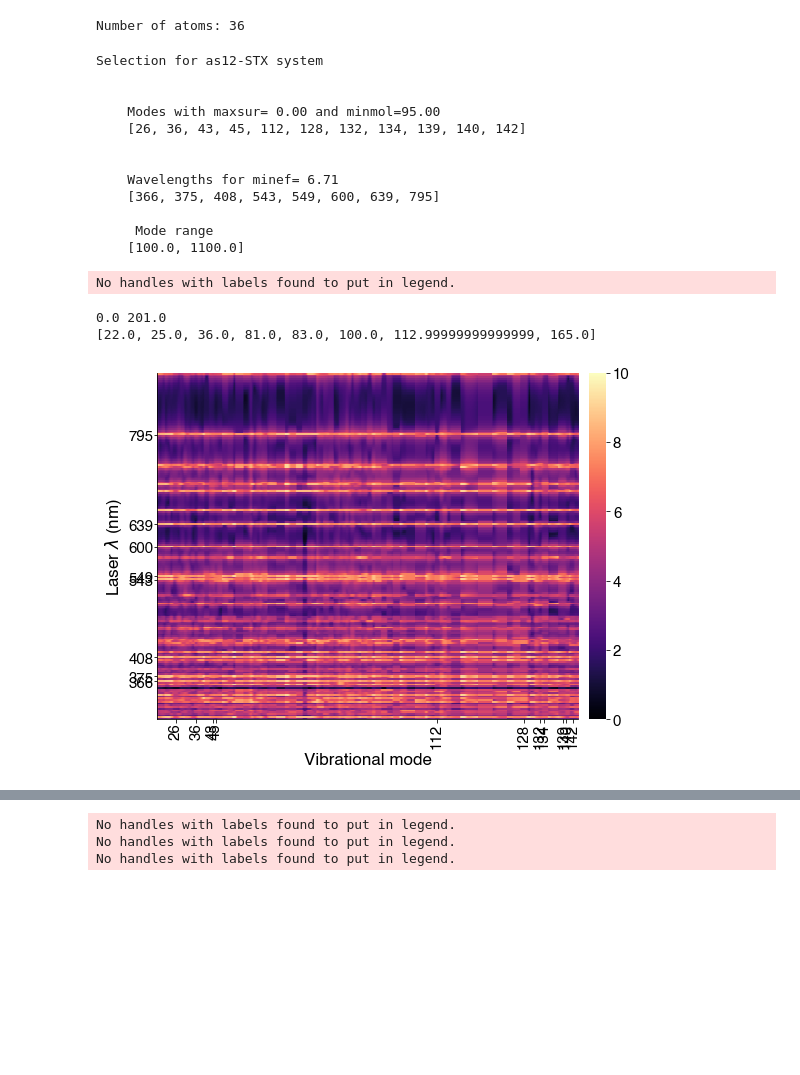
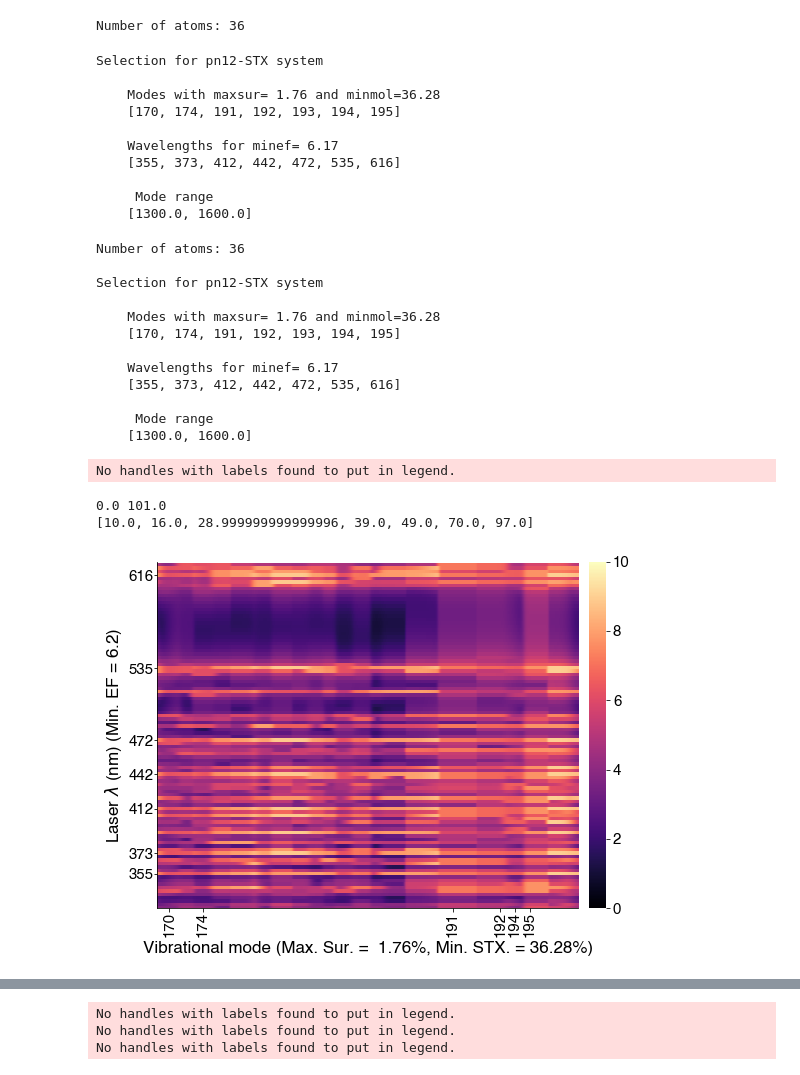
Before and after one commit to oscarigrexas/eomt-oscar, a Jupyter notebook: exploration/plot-spectra.ipynb, the cells around one changed output, grey strips where cells are left out. Cells and saved outputs as stored; diff of their text form; code cells hidden in the pictures; blank space fills up the shorter version.

```diff
--- a/exploration/plot-spectra.ipynb
+++ b/exploration/plot-spectra.ipynb
@@ -306,9 +306,10 @@ def load_complex(nameid):
         system.load_rr(rr)
     return system
 
-def plot_raman(system=None, modes_to_plot=None, modes_to_label='auto', xlim='auto', mode='SL', wl=None, rr_list=None, height=5, kind='body', cmap_name=None):
+def plot_raman(system=None, modes_to_plot=None, modes_to_label='auto', xlim='auto', mode='SL', wl=None, rr_list=None, height=5, kind='body', cmap_name=None, diff_width=16.5):
     if mode == 'diff':
-        f, (ax, axd) = plt.subplots(nrows=2, ncols=1, sharex=True, figsize=(10.75, height), gridspec_kw={'height_ratios': [2, 1]})
+        f, (ax, axd) = plt.subplots(nrows=2, ncols=1, sharex=True, figsize=(diff_width, height), gridspec_kw={'height_ratios': [2, 1]})
+        f.set_tight_layout(True)
     else:
         f, ax = pu.new_figure(height=height, kind=kind)
 
@@ -322,6 +323,8 @@ def plot_raman(system=None, modes_to_plot=None, modes_to_label='auto', xlim='aut
     ax.set_xlim(xlim)
     ax.set_xlabel(r'$\tilde{\nu}$ (cm$^{-1}$)')
     ax.set_ylabel(r'Intensity (a.u.)')
+
+    xlen = xlim[1] - xlim[0]
 
     raman_preexp = 1
     raman_sigma = 4
@@ -351,8 +354,8 @@ def plot_raman(system=None, modes_to_plot=None, modes_to_label='auto', xlim='aut
 
     elif mode == 'multirr':
         if rr_list is not None:
-            MIN_NM = 350
-            MAX_NM = 700
+            MIN_NM = 330
+            MAX_NM = 710
             cmap = matplotlib.cm.get_cmap(cmap_name)
             def get_color(x):
                 if int(x) > MIN_NM and int(x) < MAX_NM:
@@ -371,10 +374,10 @@ def plot_raman(system=None, modes_to_plot=None, modes_to_label='auto', xlim='aut
             all_ints = list(sum(envs, []))
             max_int = max(all_ints)
             for i, env in enumerate(envs):
-                env_color = list(pu.colors.values())[i + 1]
-                limit = int(len(points)*(xlim[1]*(1 - margin*1.2)/xlim[1]))
+                #env_color = list(pu.colors.values())[i + 1]
+                limit = int(len(points)*(xlen*(1 - margin*1.2)/xlen))
                 ax.plot(points[:limit], env[:limit] + max_int*i*(1 + margin), color=color_list[i])
-                ax.text(x=xlim[1]*(1 - margin), y=max_int*i*(1 + margin) + max_int*margin, s='{} nm'.format(rr_list[i]), color=color_list[i])
+                ax.text(x=xlim[0] + xlen*(1 - margin), y=max_int*i*(1 + margin) + max_int*margin, s='{} nm'.format(rr_list[i]), color=color_list[i])
             ax.set_ylabel('')
             ax.set_yticks([])
         else:
@@ -389,7 +392,7 @@ def plot_raman(system=None, modes_to_plot=None, modes_to_label='auto', xlim='aut
 
     if modes_to_label is not None:
         for mode in modes_to_label:
-            ax.text(x=system.wn[mode - 1] + (xlim[1] - xlim[0])*0.0035, y=ax.get_ylim()[1]*0.95, s=str(mode), rotation=90)
+            ax.text(x=system.wn[mode - 1] + xlen*0.0035, y=ax.get_ylim()[1]*0.95, s=str(mode), rotation=90)
 
     pu.tuftefy(ax)
     return f, ax
@@ -398,14 +401,12 @@ def vib_report(com, maxsur, minmol, minef):
     df = make_df(com)
     print()
     print('Selection for {}-STX system'.format(com.name))
-    print()
     cool_modes = list(df[(df['sur%'] <= maxsur) & (df['mol%'] >= minmol)].index)
     maxsur = df.loc[cool_modes]['sur%'].max()
     minmol = df.loc[cool_modes]['mol%'].min()
     str_modes = [str(i) for i in cool_modes]
     print('\n    Modes with maxsur={:5.2f} and minmol={:5.2f}'.format(maxsur, minmol))
     print('    [{}]'.format(', '.join(str_modes)))
-    print()
     cool_nm = [col for col in df.columns if df.loc[cool_modes, col].min() >= minef and "ef" in col]
     minef = np.array([df.loc[cool_modes, col].min() for col in df[cool_nm]]).min()
     cool_nm = [int(nm[:3]) for nm in cool_nm]
@@ -417,4 +418,4 @@ def vib_report(com, maxsur, minmol, minef):
     cool_range = [xmin, xmax]
     print('\n     Mode range')
     print('    [{}, {}]'.format(xmin, xmax))
-    return cool_modes, cool_nm, cool_range
+    return cool_modes, cool_nm, cool_range, {'maxsur':maxsur, 'minmol':minmol, 'minef':minef, 'range':cool_range}
@@ -475,31 +466,39 @@ No handles with labels found to put in legend.
 [figure]
 [figure]
 # %%
-complex_to_load = 'as12'
+complex_to_load = 'pn12'
 com = load_complex(complex_to_load)
 # %% [output]
 Number of atoms: 36
 # %%
-cool_modes, cool_nm, cool_range = vib_report(com, maxsur=0, minmol=95, minef=6.7)
+cool_modes, cool_nm, cool_range, a = vib_report(com, maxsur=70, minmol=35, minef=6)
 # %% [output]
-Selection for as12-STX system
+Selection for pn12-STX system
 
+    Modes with maxsur= 1.76 and minmol=36.28
+    [170, 174, 191, 192, 193, 194, 195]
 
-    Modes with maxsur= 0.00 and minmol=95.00
-    [26, 36, 43, 45, 112, 128, 132, 134, 139, 140, 142]
-
-
-    Wavelengths for minef= 6.71
-    [366, 375, 408, 543, 549, 600, 639, 795]
+    Wavelengths for minef= 6.17
+    [355, 373, 412, 442, 472, 535, 616]
 
      Mode range
-    [100.0, 1100.0]
+    [1300.0, 1600.0]
-# %%
-f, ax = plot_hm(com, xrange=cool_range, vmax=10, cmap='magma',
-                cool_modes=cool_modes, cool_nm=cool_nm)
-pu.save_figure(f, '../images/comb-{}.png'.format(complex_to_load))
-# %% [output]
-No handles with labels found to put in legend.
-0.0 201.0
-[22.0, 25.0, 36.0, 81.0, 83.0, 100.0, 112.99999999999999, 165.0]
-[figure, removed]
+# %%
+make_hm('pn12', cool_modes=[170, 174, 191, 192, 194, 195], cool_nm=[355, 373, 412, 442, 472, 535, 616], cool_range=cool_range, maxsur=70, minmol=35, minef=6)
+# %% [output]
+Number of atoms: 36
+
+Selection for pn12-STX system
+
+    Modes with maxsur= 1.76 and minmol=36.28
+    [170, 174, 191, 192, 193, 194, 195]
+
+    Wavelengths for minef= 6.17
+    [355, 373, 412, 442, 472, 535, 616]
+
+     Mode range
+    [1300.0, 1600.0]
+No handles with labels found to put in legend.
+0.0 101.0
+[10.0, 16.0, 28.999999999999996, 39.0, 49.0, 70.0, 97.0]
+[figure, added]
```
Also changed, not shown: parts of 7 cells of this notebook, 34 other files.
